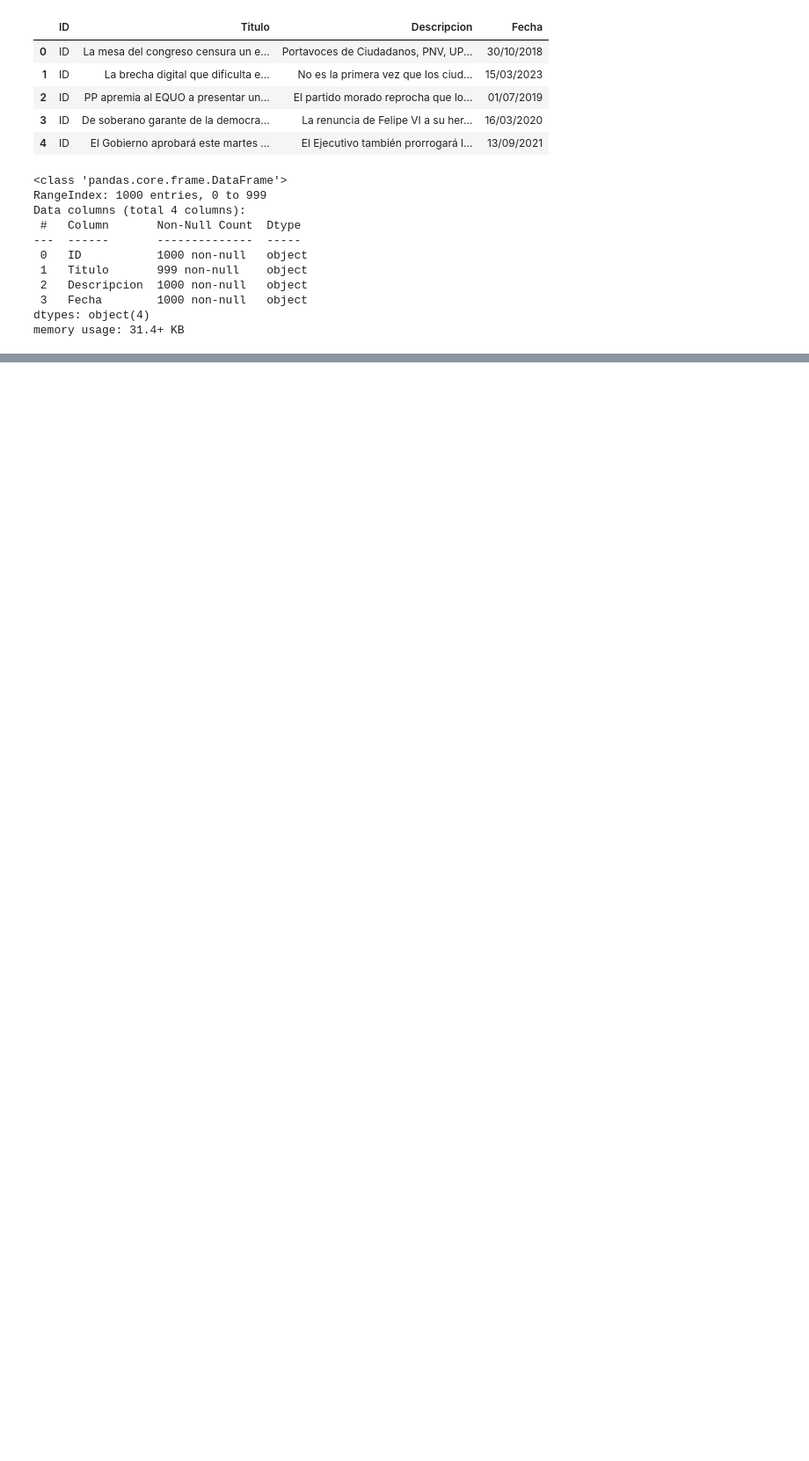
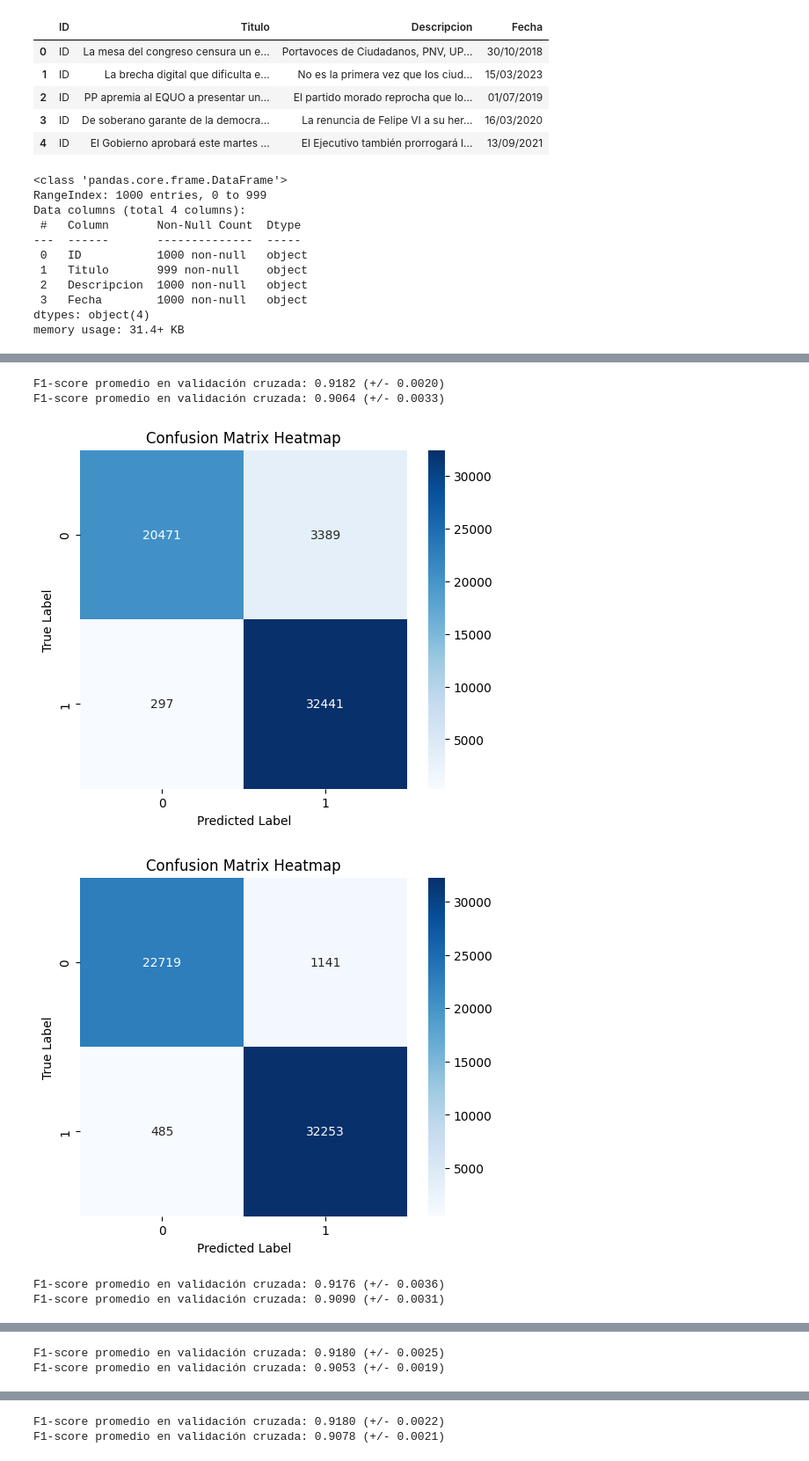
Before and after one commit to jennn-arce/proy1BI, a Jupyter notebook: marco_approach.ipynb, the cells around one changed output, grey strips where cells are left out. Shown: that part at 88% size. Drawn from its saved outputs; the diff is of its cells as text; code cells hidden in the pictures; blank space fills up the shorter version.

```diff
--- a/marco_approach.ipynb
+++ b/marco_approach.ipynb
@@ -494,0 +667,41 @@ F1-score promedio en validación cruzada: 0.9218 (+/- 0.0022)
+# %%
+# y_pred = best_model_espanol_lemitize[1].predict(trainData['Descripcion3'])
+# plot_confusion_matrix(trainData['Label'], y_pred)
+# y_pred = best_model_NOTespanol_lemitize[1].predict(trainData['Descripcion3'])
+# plot_confusion_matrix(trainData['Label'], y_pred)
+# y_pred = best_model_espanol_NOTlemitize[1].predict(trainData['Descripcion3'])
+# plot_confusion_matrix(trainData['Label'], y_pred)
+# y_pred = best_model_NOTespanol_NOTlemitize[1].predict(
+#     trainData['Descripcion3'])
+# plot_confusion_matrix(trainData['Label'], y_pred)
+
+results = {}
+for respetar_espanol_param in [True, False]:
+    for respetar_ascii_param in [True, False]:
+        for lemmatize_param in [True, False]:
+            trainDataExtensive = get_good_test_data(
+                respetar_espanol_param, respetar_ascii_param, lemmatize_param)
+            columnsForTest = ['Titulo', 'Descripcion']
+            confusionMatrixData = trainDataExtensive[columnsForTest]
+            best_model = trainSpecificModel(
+                trainDataExtensive, {'n_estimators': 200, 'max_depth': 7, 'learning_rate': 0.2})
+            best_model2 = trainSpecificModel(
+                trainDataExtensive, {'max_depth': None,
+                            'min_samples_split': 10, 'n_estimators': 300})
+            results[(respetar_espanol_param, respetar_ascii_param, lemmatize_param)] = (best_model, best_model2)
+            try:
+                y_pred = best_model[1].predict(
+                    confusionMatrixData)
+                plot_confusion_matrix(trainDataExtensive['Label'], y_pred)
+                y_pred = best_model2[1].predict(
+                    confusionMatrixData)
+                plot_confusion_matrix(trainDataExtensive['Label'], y_pred)
+            except:
+                print('Error en confusion matrix')
+# %% [output]
+F1-score promedio en validación cruzada: 0.9182 (+/- 0.0020)
+F1-score promedio en validación cruzada: 0.9064 (+/- 0.0033)
+[figure, added]
+[figure, added]
+F1-score promedio en validación cruzada: 0.9176 (+/- 0.0036)
+F1-score promedio en validación cruzada: 0.9090 (+/- 0.0031)
@@ -494,0 +710,2 @@ F1-score promedio en validación cruzada: 0.9218 (+/- 0.0022)
+F1-score promedio en validación cruzada: 0.9180 (+/- 0.0025)
+F1-score promedio en validación cruzada: 0.9053 (+/- 0.0019)
@@ -494,0 +714,2 @@ F1-score promedio en validación cruzada: 0.9218 (+/- 0.0022)
+F1-score promedio en validación cruzada: 0.9180 (+/- 0.0022)
+F1-score promedio en validación cruzada: 0.9078 (+/- 0.0021)
```
Also changed, not shown: parts of 28 cells of this notebook, 2 other files.
